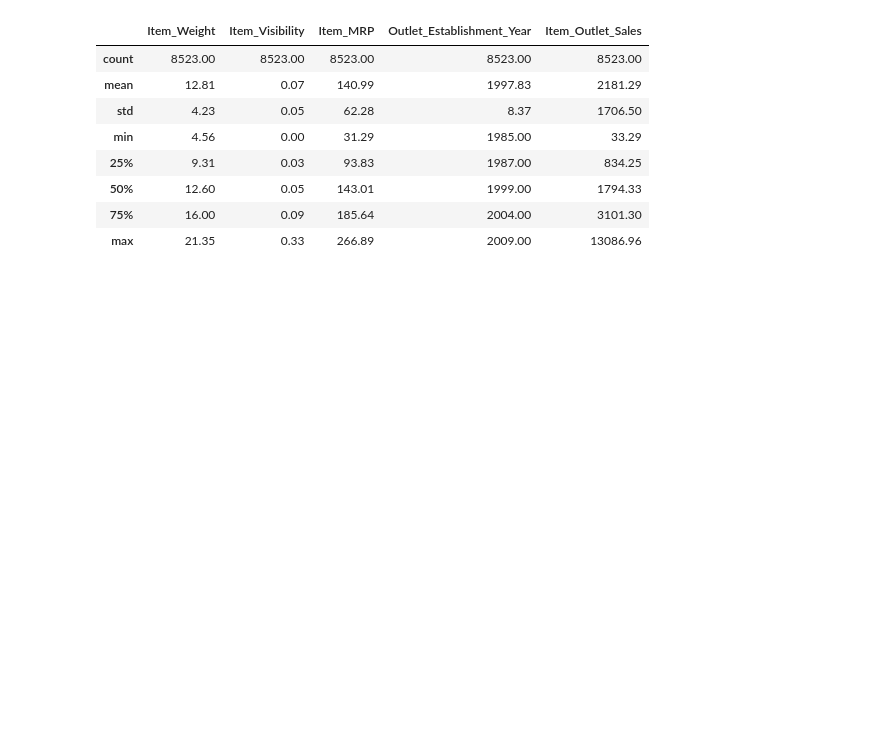
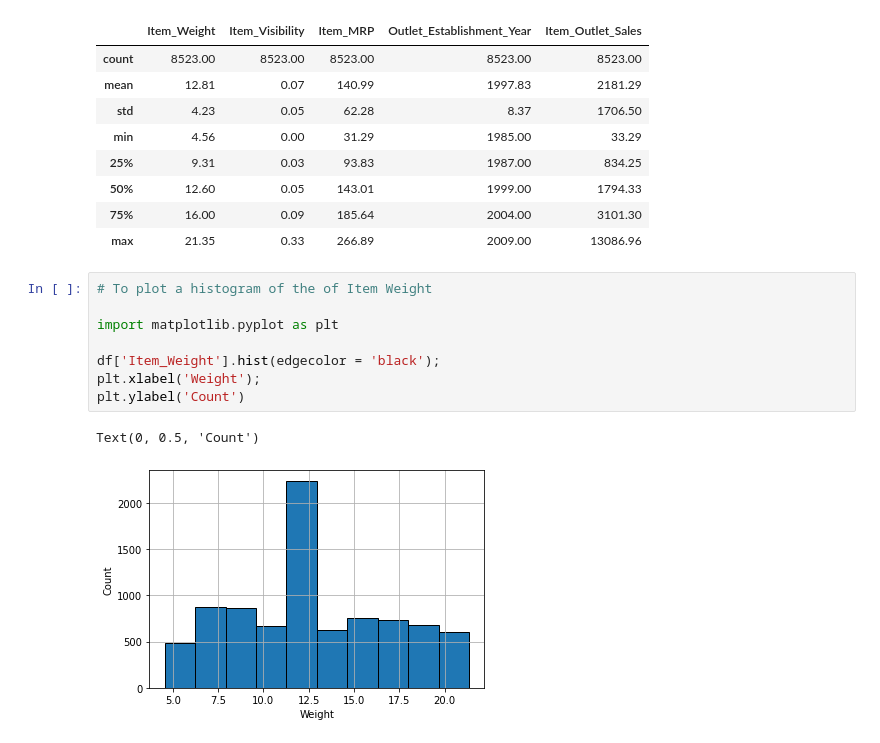
Before and after one commit to Swaghanaian/Food-Sales-Predictions, a Jupyter notebook: Food_Sales_Predictions.ipynb, the cells around one changed output. Saved outputs shown, nothing was run; the diff lists cells and outputs as text; blank space fills up the shorter version.

```diff
--- a/Food_Sales_Predictions.ipynb
+++ b/Food_Sales_Predictions.ipynb
@@ -176,3 +176,14 @@ df.describe().round(2)
 | 50% | 12.60 | 0.05 | 143.01 | 1999.00 | 1794.33 |
 | 75% | 16.00 | 0.09 | 185.64 | 2004.00 | 3101.30 |
 | max | 21.35 | 0.33 | 266.89 | 2009.00 | 13086.96 |
+# %%
+# To plot a histogram of the of Item Weight
+
+import matplotlib.pyplot as plt
+
+df['Item_Weight'].hist(edgecolor = 'black');
+plt.xlabel('Weight');
+plt.ylabel('Count')
+# %% [output]
+Text(0, 0.5, 'Count')
+[figure, added]
```
Also changed, not shown: parts of 6 cells of this notebook.
